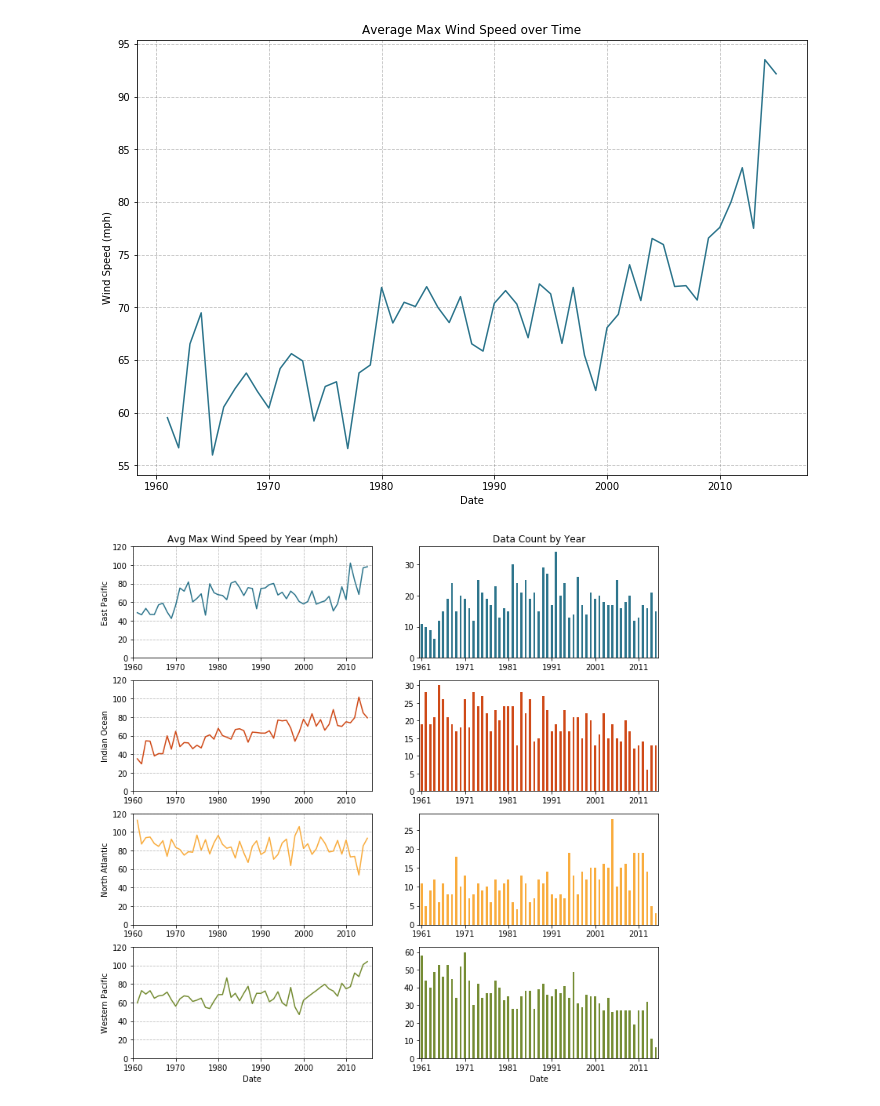
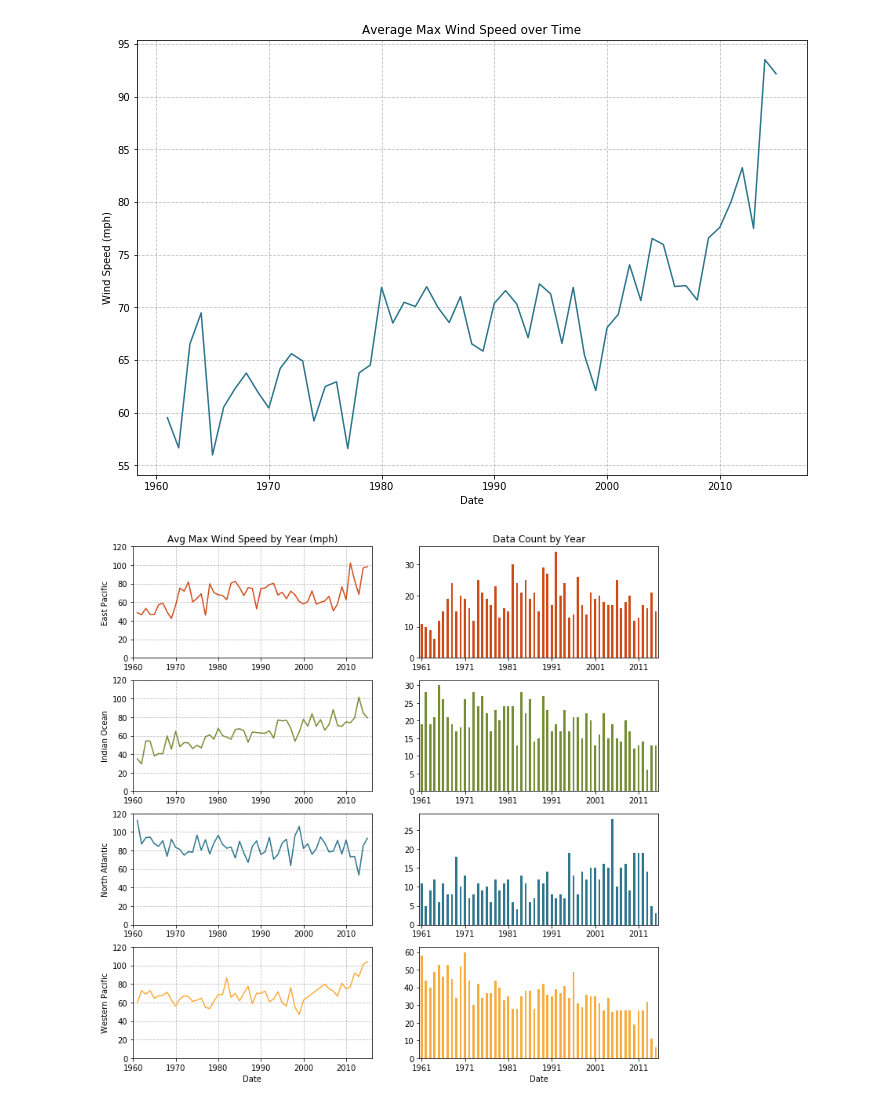
Before and after one commit to douglasdaly/hurricanes, a Jupyter notebook: notebooks/2_wunderground_processed_data_research.ipynb, the cells around one changed output. Saved outputs shown, nothing was run; the diff lists cells and outputs as text; code cells hidden in the pictures.

```diff
--- a/notebooks/2_wunderground_processed_data_research.ipynb
+++ b/notebooks/2_wunderground_processed_data_research.ipynb
@@ -32,7 +32,9 @@ with open(os.path.join(processed_dir, 'storm_track_data.pkl'), 'rb') as fin:
 regions = ['North Atlantic', 'East Pacific', 'Western Pacific', 'Indian Ocean']
 
 stats = ['Storms', 'Hurricanes', 'Deaths', 'Damage']
+
 colors = ['#2d758c', '#cf4917', '#f9ac3d', '#758c33']
+color_dict = dict(zip(regions, colors))
 
 fig, axs = plt.subplots(nrows=4, ncols=4, sharex=True, figsize=(12, 8))
 
@@ -43,7 +45,7 @@ for region in regions:
     i_row = 0
     for statistic in stats:
         ax = axs[i_row][i_col]
-        clr = colors[i_row]
+        clr = color_dict[region]
         t_reg_df.loc[:, statistic].plot(ax=ax, color=clr)
         ax.grid(linestyle='--', color='grey', alpha=0.5)
 
@@ -152,34 +154,33 @@ reg_avgmaxwind = cut_region_yearly.groupby(['Region', cut_start_dates.year], axi
 reg_counts = cut_region_yearly.groupby(['Region', cut_start_dates.year], axis=0).count() \
                               .loc[:, 'Max Winds'].unstack('Region')
 
 # - Plot
 fig, axs = plt.subplots(nrows=4, ncols=2, sharex=False, figsize=(12, 12))
 
-colors = ['#2d758c', '#cf4917', '#f9ac3d', '#758c33']
 i = 0
 for reg in reg_avgmaxwind.columns:
     ax = axs[i][0]
-    reg_avgmaxwind.loc[:, reg].plot(ax=ax, label=reg, color=colors[i])
+    reg_avgmaxwind.loc[:, reg].plot(ax=ax, label=reg, color=color_dict[reg])
     ax.set_ylim((0, 120))
     ax.set_xlim((1960, 2016))
     ax.grid(linestyle='--', color='grey', alpha=0.5)
     ax.set_ylabel(reg)
     ax.set_xlabel('')
 
     ax = axs[i][1]
-    reg_counts.loc[:, reg].plot(ax=ax, kind='bar', label='Count', color=colors[i])
+    reg_counts.loc[:, reg].plot(ax=ax, kind='bar', label='Count', color=color_dict[reg])
     ax.xaxis.set_major_locator(plt.MultipleLocator(10))
     ax.xaxis.set_ticklabels([plt_start] + list(range(plt_start, 2015, 10)), rotation=0)
     ax.set_xlabel('')
 
     i += 1
 
 axs[0][0].set_title('Avg Max Wind Speed by Year (mph)')
 axs[0][1].set_title('Data Count by Year')
 axs[-1][0].set_xlabel('Date')
 axs[-1][1].set_xlabel('Date')
 
 fig.savefig('../media/avg_max_winds_by_region.png')
 plt.show();
 # %% [output]
-[figure, old version]
+[figure, new version]
```
Also changed, not shown: parts of 7 cells of this notebook, 1 other file.
